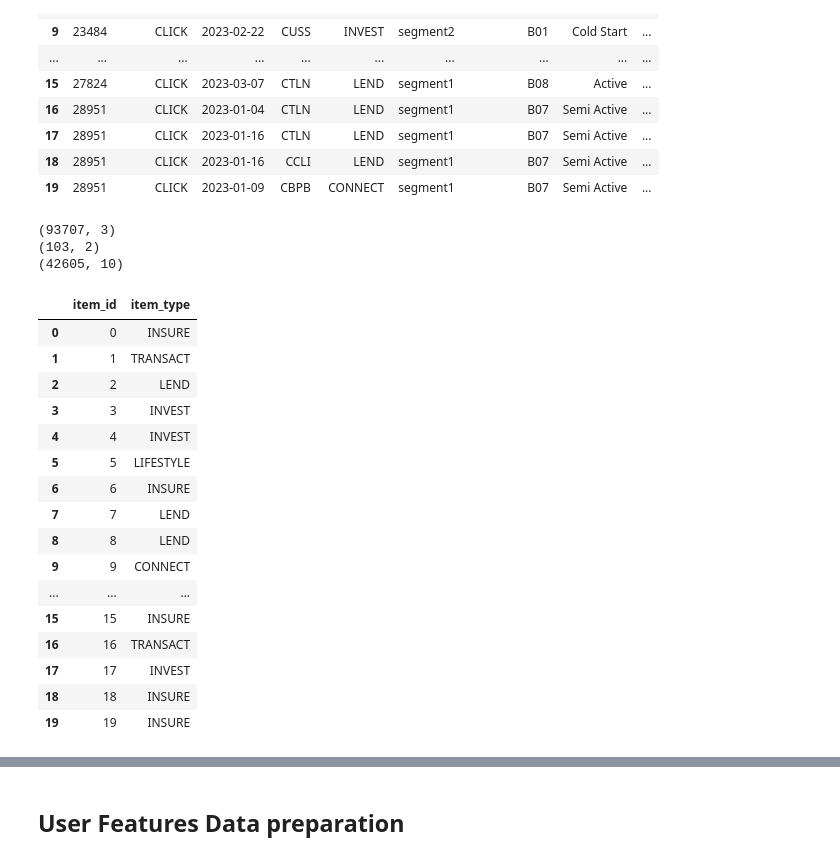
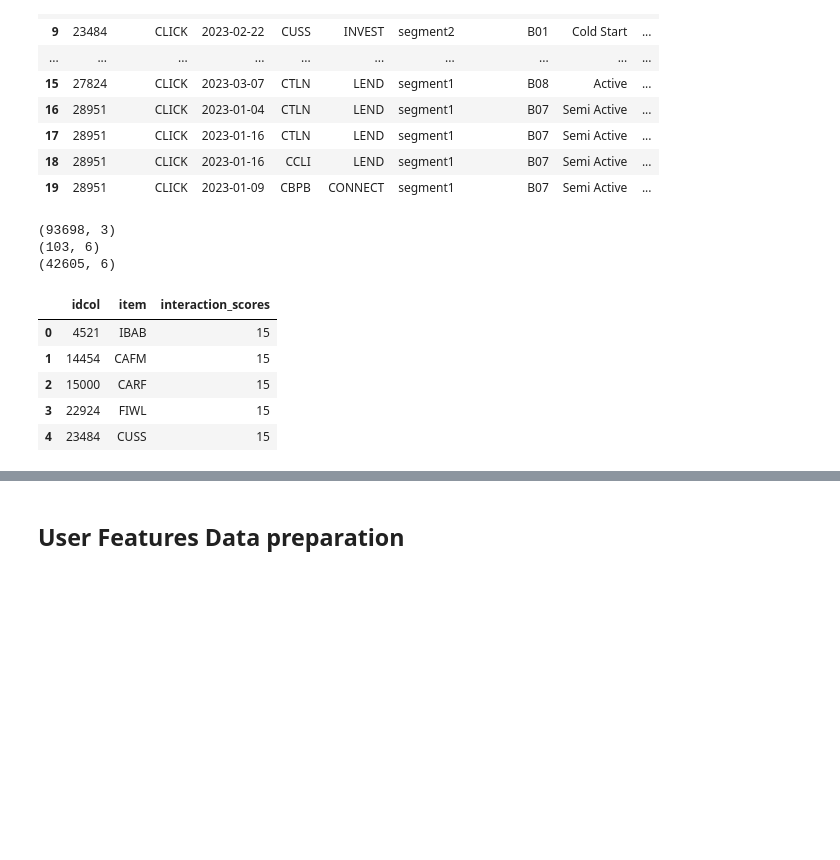
Before and after one commit to lizesteyn/FNBdataquest, a Jupyter notebook: LightFM_2.ipynb, the cells around one changed output, grey strips where cells are left out. Drawn from its saved outputs; the diff is of its cells as text; code cells hidden in the pictures; blank space fills up the shorter version.

```diff
--- a/LightFM_2.ipynb
+++ b/LightFM_2.ipynb
@@ -444,0 +429,26 @@ data.head()
+# %%
+# data = data.drop(columns = ["item_descrip"])
+sorted_segs = sorted(data['segment'].unique())
+for seg in sorted_segs:
+
+    item_seg_data = data[(data['segment'] == seg)& (data['item'] != 'NONE')]
+    #display(item_seg_data['item'].unique)
+        # Calculate the frequency of each 'item_descrip' for the segment
+    item_counts = item_seg_data['item'].value_counts()
+        # Calculate the total count of all 'item_descrip' entries for the segment
+    total_item_count = item_seg_data['item'].count()
+        # Normalize the frequency of each 'item_descrip' by the total number of all 'item_descrip' entries for the segment
+    normalized_item_counts = item_counts.div(total_item_count)
+
+
+    # Create a new feature column to store the normalized frequencies for each item
+    data[seg] = data['item'].map(normalized_item_counts)
+
+# display(data[data['item'] != 'NONE'].head(30))
+# Specify columns to fill NaN values
+columns_to_fill = ["segment1", "segment2", "segment3", "segment4"]
+
+# Fill NaN values in specified columns with a specific value
+data[columns_to_fill] = data[columns_to_fill].fillna(0)  # Fill NaN values with 0
+
+data.head()
@@ -591,69 +608,58 @@ data.head(20)
 | 19 | 28951 | CLICK | 2023-01-09 | CBPB | CONNECT | segment1 | B07 | Semi Active | ... |
 # %%
 # Define the user columns, item columns and interaction columns:
-u_cols = ["idcol", "segment", "beh_segment", "active_ind", "most_clicked_item", "most_bought_item",
-          "most_clicked_item_type", "most_bought_item_type", "daily_activity_score", "activity_rate"] # TODO Include the checlout-click ratio if useful
+u_cols = ["idcol", "segment", "beh_segment", "active_ind", "daily_activity_score", "activity_rate"] # TODO Include the checlout-click ratio if useful
 # u_cols = ["idcol", "segment", "beh_segment", "active_ind", "avg_daily_freq", "avg_weekly_freq", "avg_monthly_freq"]
 # item_cols = ["item_id", "item", "item_type", "most_bought_by_beh_seg", "most_bought_by_seg", "most_clicked_by_beh_seg",
 #              "most_clicked_by_seg"]
 
-item_cols = ["item_id", "item_type"]
-interact_cols = ["idcol", "item_id", "interaction_scores"] # I include idcol and item for now, to basically say "this user did this item with this score at this date"
+item_cols = ["item", "item_type", "segment1", "segment2", "segment3", "segment4"]
+interact_cols = ["idcol", "item", "interaction_scores"] # I include idcol and item for now, to basically say "this user did this item with this score at this date"
 
 
-test_item_cols = ["item_id", "item_type", "item"]
+test_item_cols = ["item_type", "item","segment1", "segment2", "segment3", "segment4"]
 # Experiment 4:
 # u_cols = ["idcol", "segment", "beh_segment", "active_ind"]
 # item_cols = ["item_id", "item", "item_type"]
 
 # I want the interact_cols data in the following format:
 #
 
 user, item, rating = data[u_cols].copy(), data[item_cols].copy(), data[interact_cols].copy()
 test_items = data[test_item_cols].copy()
 # Accumulate rating data so that, for each unique user-item combination, there is a single row, otherwise the train-test split
 # have shared interactions. Can do an intelligent split, and use LightFM's built in weighting method,
 # but the weights matrix generated with that method is the exact same, even if I do the below:
 # This also allows us to incorporate the number of times that a user has interacted with an item as interaction weighting, implicitly
-rating = rating.groupby(['idcol', 'item_id'], as_index=False)['interaction_scores'].sum()
+rating = rating.groupby(['idcol', 'item'], as_index=False)['interaction_scores'].sum()
 
 
 # Drop duplicates, because I only need the unique items' and users' features:
 item = item.drop_duplicates()
 # item = item.drop(columns=["item"], inplace=True)
 item = item.reset_index(drop=True)
+
+test_items = test_items.drop_duplicates()
+test_items = test_items.reset_index(drop=True)
 
 user = user.drop_duplicates()
 user = user.reset_index(drop=True)
 
 print(rating.shape)
 print(item.shape)
 print(user.shape)
 
-item.head(20)
-
-# drop the first row, we don't want to include ALL
+display(rating.head())
 # %% [output]
-(93707, 3)
-(103, 2)
-(42605, 10)
+(93698, 3)
+(103, 6)
+(42605, 6)
-|  | item_id | item_type |
-| 0 | 0 | INSURE |
-| 1 | 1 | TRANSACT |
-| 2 | 2 | LEND |
-| 3 | 3 | INVEST |
-| 4 | 4 | INVEST |
-| 5 | 5 | LIFESTYLE |
-| 6 | 6 | INSURE |
-| 7 | 7 | LEND |
-| 8 | 8 | LEND |
-| 9 | 9 | CONNECT |
-| ... | ... | ... |
-| 15 | 15 | INSURE |
-| 16 | 16 | TRANSACT |
-| 17 | 17 | INVEST |
-| 18 | 18 | INSURE |
-| 19 | 19 | INSURE |
+|  | idcol | item | interaction_scores |
+| 0 | 4521 | IBAB | 15 |
+| 1 | 14454 | CAFM | 15 |
+| 2 | 15000 | CARF | 15 |
+| 3 | 22924 | FIWL | 15 |
+| 4 | 23484 | CUSS | 15 |
 # %%
 user.head(20)
 # %% [output]
```
Also changed, not shown: parts of 29 cells of this notebook.
